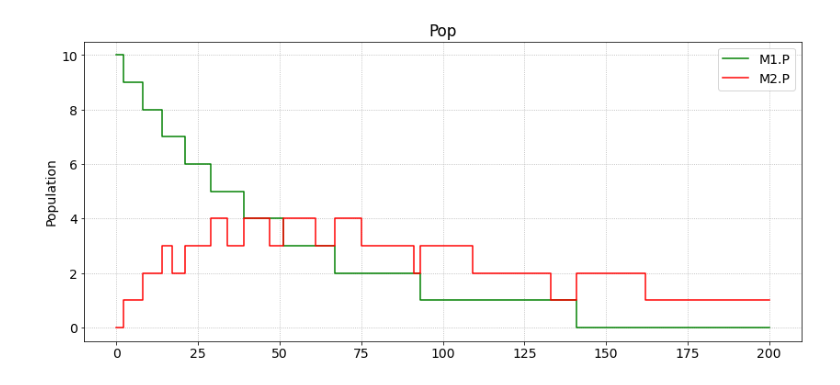
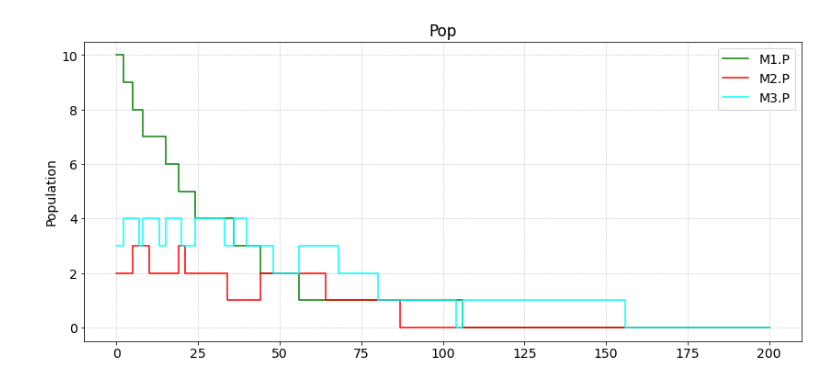
Before and after one commit to DND-DRDC-RDDC/OS_PyCoMod, a Jupyter notebook: test.ipynb, the cells around one changed output. Drawn from its saved outputs; the diff is of its cells as text; code cells hidden in the pictures.

Commit message:
model connection syntax

```diff
--- a/test.ipynb
+++ b/test.ipynb
@@ -605,6 +577,25 @@ mgr.run(m12, init='init' duration=200, label='My run')
-# %%
-plt = pcm.Plotter(title='Pop', ylabel='Population', fontsize=14, xdates=False)
-plt.plot(mgr['My run']['output']['M1']['P'], color='green', label='M1.P', step=True)
-plt.plot(mgr['My run']['output']['M2']['P'], color='red', label='M2.P', step=True)
-# %% [output]
-[figure, removed]
+# %%
+class simple(pcm.Model):
+    def build(self, n):
+        P = self.pool(n)
+
+        A = self.pool(external=True)
+        B = self.pool(external=True)
+
+        Fa = self.flow(lambda: P*0.01, src=P, dest=A, discrete=True)
+        Fb = self.flow(lambda: P*0.02, src=P, dest=B, discrete=True)
+
+        return locals()
+
+class simple2(pcm.Model):
+    def build(self):
+        M1 = self.submodel(simple(10))
+        M2 = self.submodel(simple(0))
+        M3 = self.submodel(simple(0))
+
+        #M1.A.connect(M2.P)
+        M1.connect(A=M2.P, B=M3.P)
+
+        return locals()
+
+m12 = simple2()
@@ -610,0 +604,10 @@ plt.plot(mgr['My run']['output']['M2']['P'], color='red', label='M2.P', step=Tru
+# %%
+mgr = pcm.RunManager()
+mgr.run(m12, init='init4.xlsx', duration=200, label='My run')
+# %%
+plt = pcm.Plotter(title='Pop', ylabel='Population', fontsize=14, xdates=False)
+plt.plot(mgr['My run']['output']['M1']['P'], color='green', label='M1.P', step=True)
+plt.plot(mgr['My run']['output']['M2']['P'], color='red', label='M2.P', step=True)
+plt.plot(mgr['My run']['output']['M3']['P'], color='cyan', label='M3.P', step=True)
+# %% [output]
+[figure, added]
```
Also changed, not shown: parts of 5 cells of this notebook, 1 other file.
